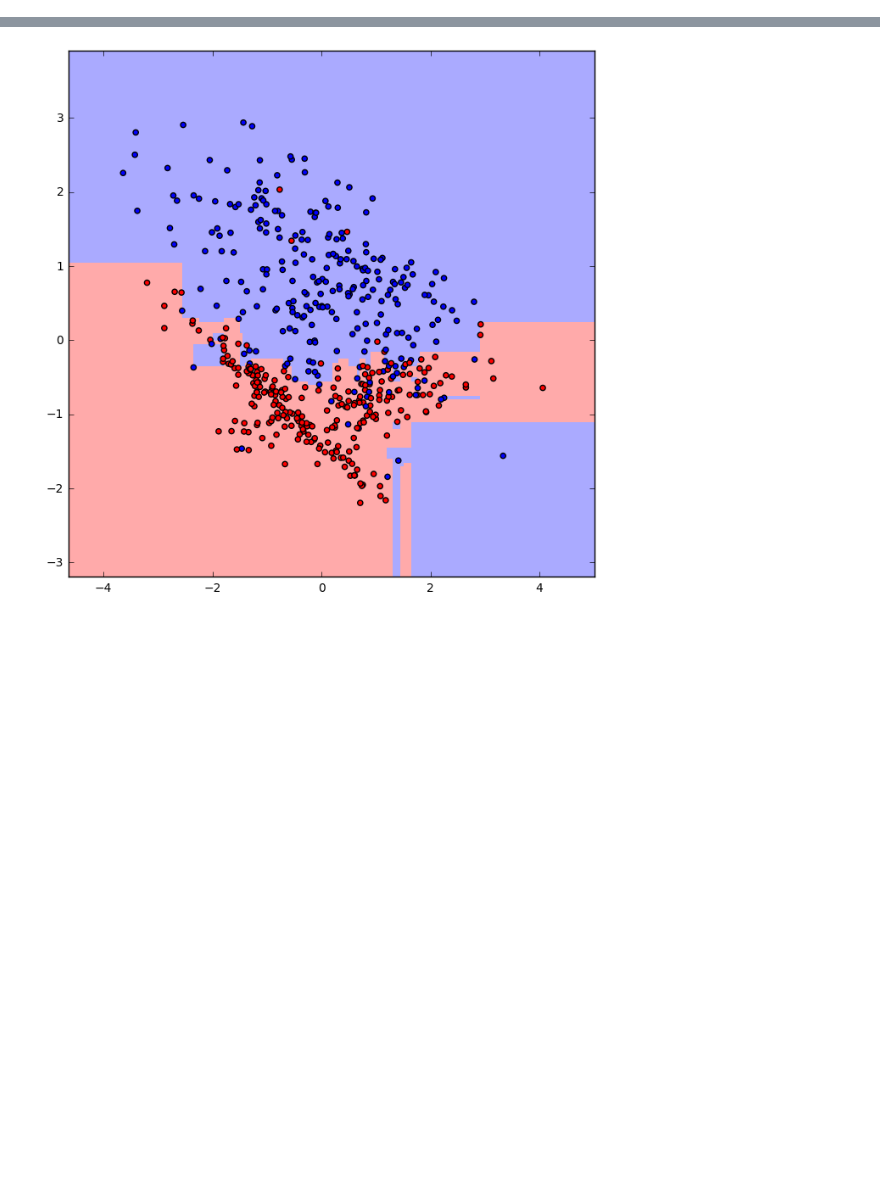
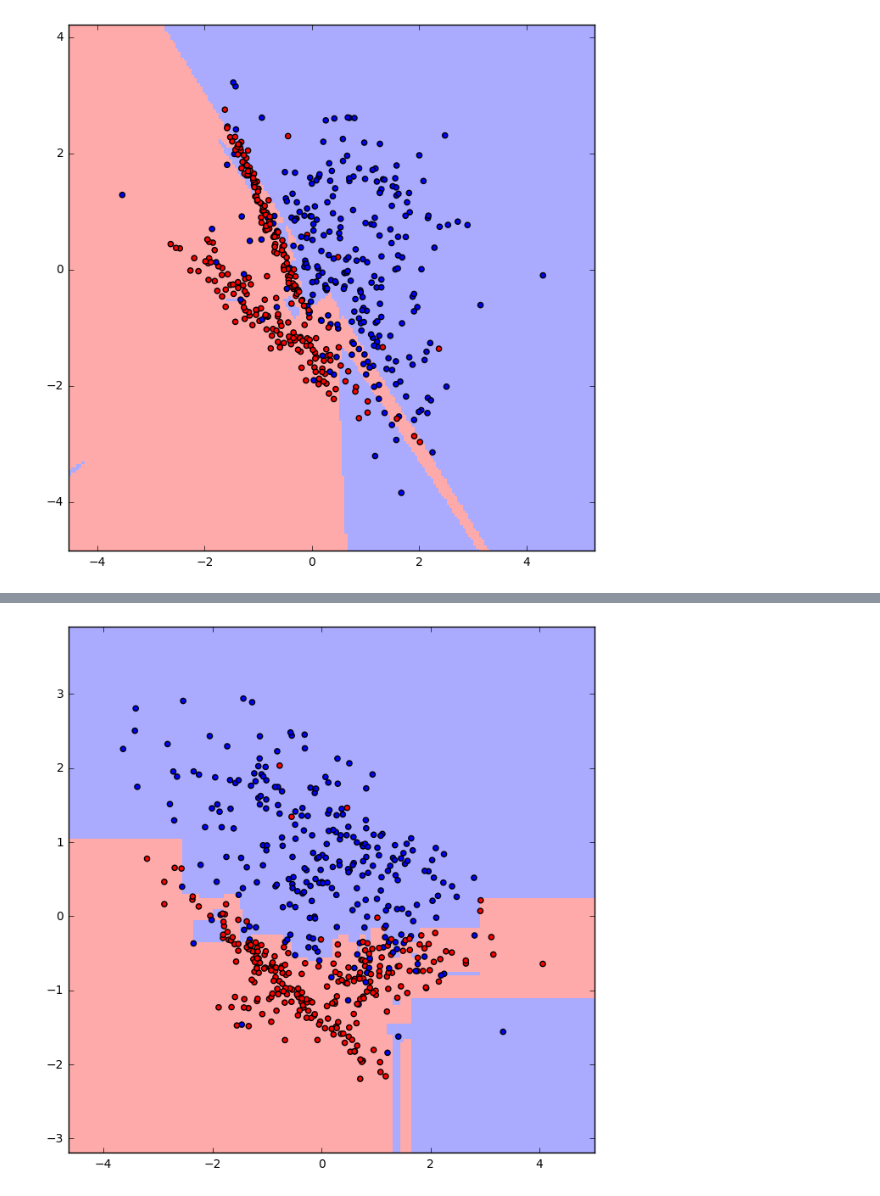
Before and after one commit to valevalerio/Course-work, a Jupyter notebook: Experiments.ipynb, the cells around one changed output, grey strips where cells are left out. Saved outputs shown, nothing was run; the diff lists cells and outputs as text; code cells hidden in the pictures; blank space fills up the shorter version.

```diff
--- a/Experiments.ipynb
+++ b/Experiments.ipynb
@@ -565,0 +2898,39 @@ plt.plot(n_estimators, scores.max(axis=1)[:, 0])
+# %%
+i = 0
+for data_key, data in datasets.items():
+    start = clock()
+    if i != 9:
+        i += 1
+        continue
+    if i == 10:
+        break
+    X_train = data.X_train
+    X_val = data.X_val
+    y_train = data.Y_train.astype('int')
+    y_val = data.Y_val.astype('int')
+    X_test = data.X_test
+    y_test = data.Y_test
+    n_estimators = 3000
+
+    max_depths = [1, 2, 3, 5, 7]
+
+    best_scores = np.zeros((len(max_depths), 2))
+    val_scores = np.zeros((n_estimators, len(max_depths)))
+    final_scores = np.zeros(len(max_depths))
+    for k, max_depth in enumerate(max_depths):
+        clf = GradBoost(HouseHolderCART(MSE(), MeanSegmentor(), max_depth=max_depth, method='ridge', alpha=1.0),
+                        n_estimators, loss='exp', shrinkage=0.1)
+        clf.fit(X_train, y_train, X_val=X_val, y_val=y_val, bad_iters_count=900, cross_val=True)
+        val_scores[:, k] = 1 - np.asarray(clf.loss_val)
+        best_scores[k, 0] = val_scores[clf.base_learners_count - 1, k]
+        best_scores[k, 1] = clf.base_learners_count
+        y_pred = clf.predict(X_test)
+        final_scores[k] = accuracy(y_pred, y_test)
+        print("max_depth: ", max_depth,
+              "accuracy validation: ", best_scores[k],
+              "accuracy test: ", final_scores[k])
+    i += 1
+
+    print("time: ", clock() - start)
+
+np.save("hhcartreg_10_cross_val_alpha=1.0", (val_scores, best_scores, final_scores))
@@ -599,3 +2983,11 @@ plt.show()
+# %%
+clf = GradBoost(HouseHolderCART(MSE(), MeanSegmentor(), max_depth=max_depth),
+                        10, loss='exp', shrinkage=0.1)
+clf.fit(X, y)
+
+plot_surface(X, y, clf)
+# %% [output]
+[figure, added]
 # %%
 clf = GradBoost(BUTIF(max_leaf=7,
                       linear_model=LogisticRegression(n_jobs=-1),
```
Also changed, not shown: parts of 229 cells of this notebook, 2 other files.
